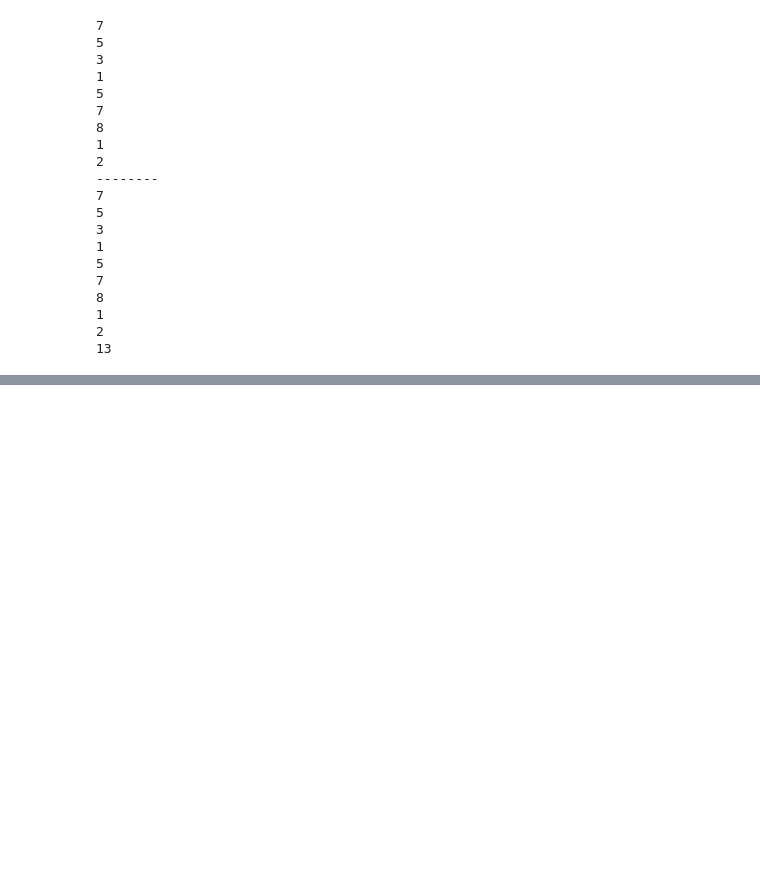
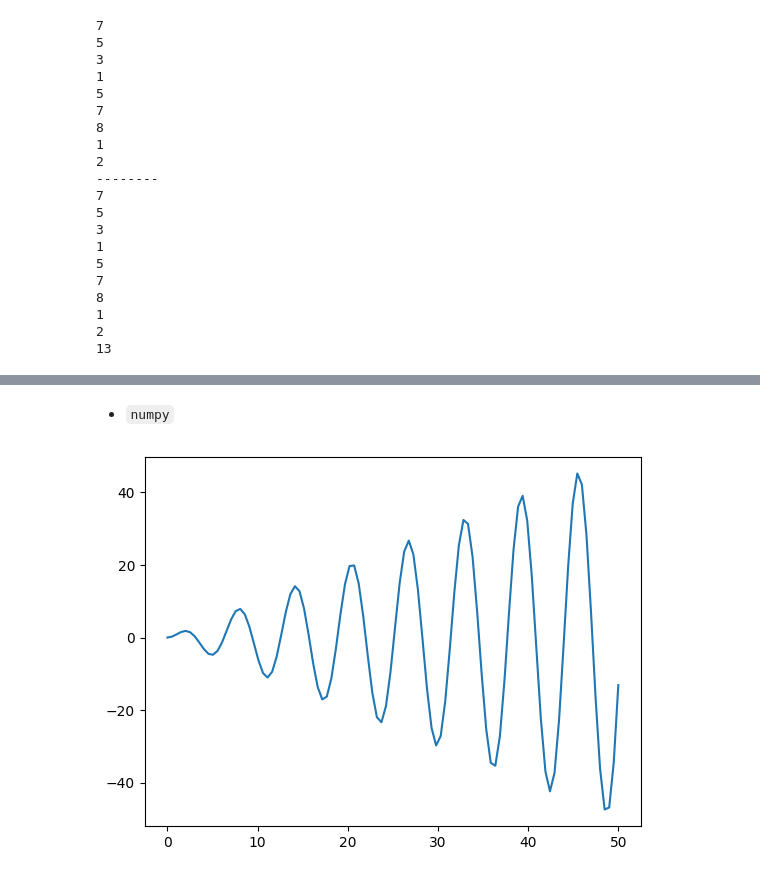
Before and after one commit to JCano22/Compe361, a Jupyter notebook: Notes/Notes.ipynb, the cells around one changed output, grey strips where cells are left out. Cells and saved outputs as stored; diff of their text form; code cells hidden in the pictures; blank space fills up the shorter version.

```diff
--- a/Notes/Notes.ipynb
+++ b/Notes/Notes.ipynb
@@ -1549,0 +1591,14 @@ while True:
+# %% [markdown]
+- `numpy`
+# %%
+from matplotlib import pyplot
+import numpy
+
+segment = numpy.linspace(0, 50, 100)
+values = segment * numpy.sin(segment)
+
+pyplot.plot(segment, values)
+
+pyplot.show()
+# %% [output]
+[figure, added]
```
Also changed, not shown: parts of 5 cells of this notebook.
